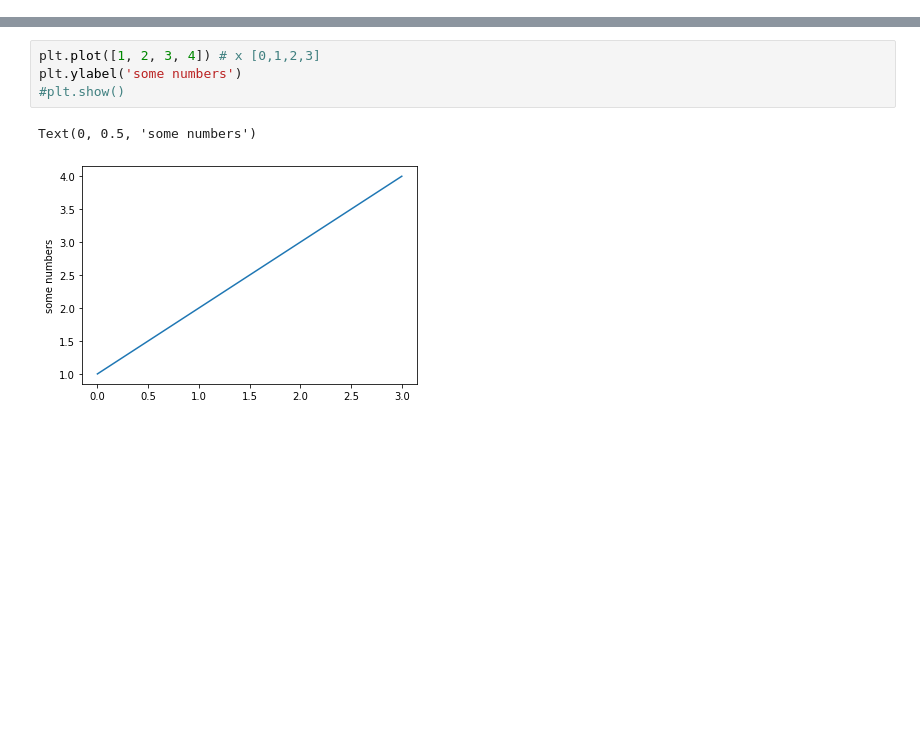
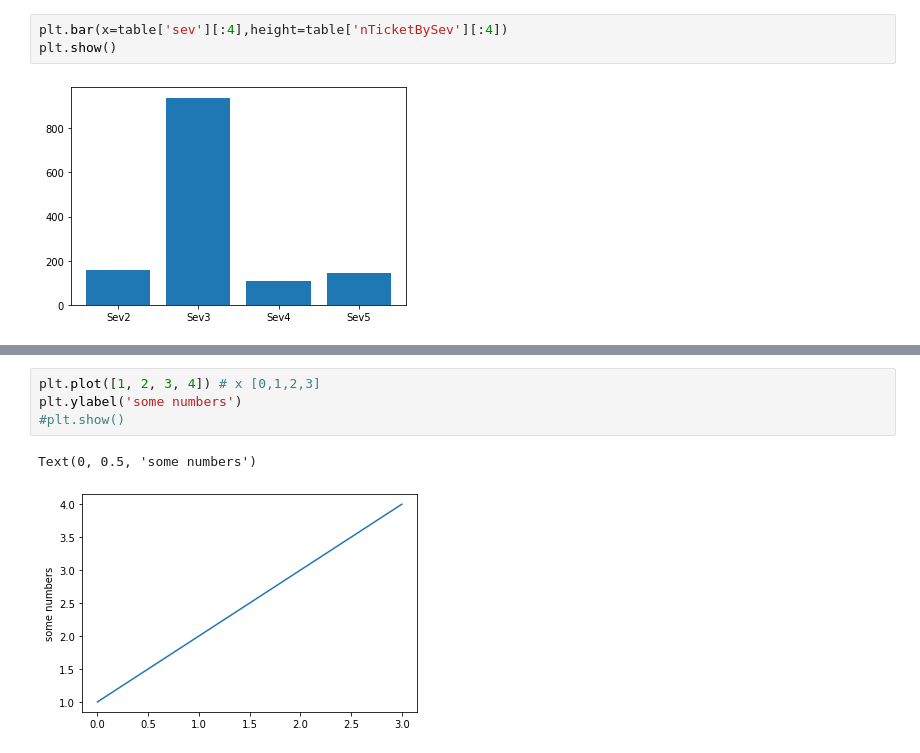
Before and after one commit to JesseZhuang/Python, a Jupyter notebook: data_processing/plotting.ipynb, the cells around one changed output, grey strips where cells are left out. Cells and saved outputs as stored; diff of their text form; blank space fills up the shorter version.

```diff
--- a/data_processing/plotting-line.ipynb
+++ b/data_processing/plotting.ipynb
@@ -9,0 +43,5 @@ import matplotlib.pyplot as plt
+# %%
+plt.bar(x=table['sev'][:4],height=table['nTicketBySev'][:4])
+plt.show()
+# %% [output]
+[figure, added]
```
Also changed, not shown: parts of 10 cells of this notebook, 2 other files.
